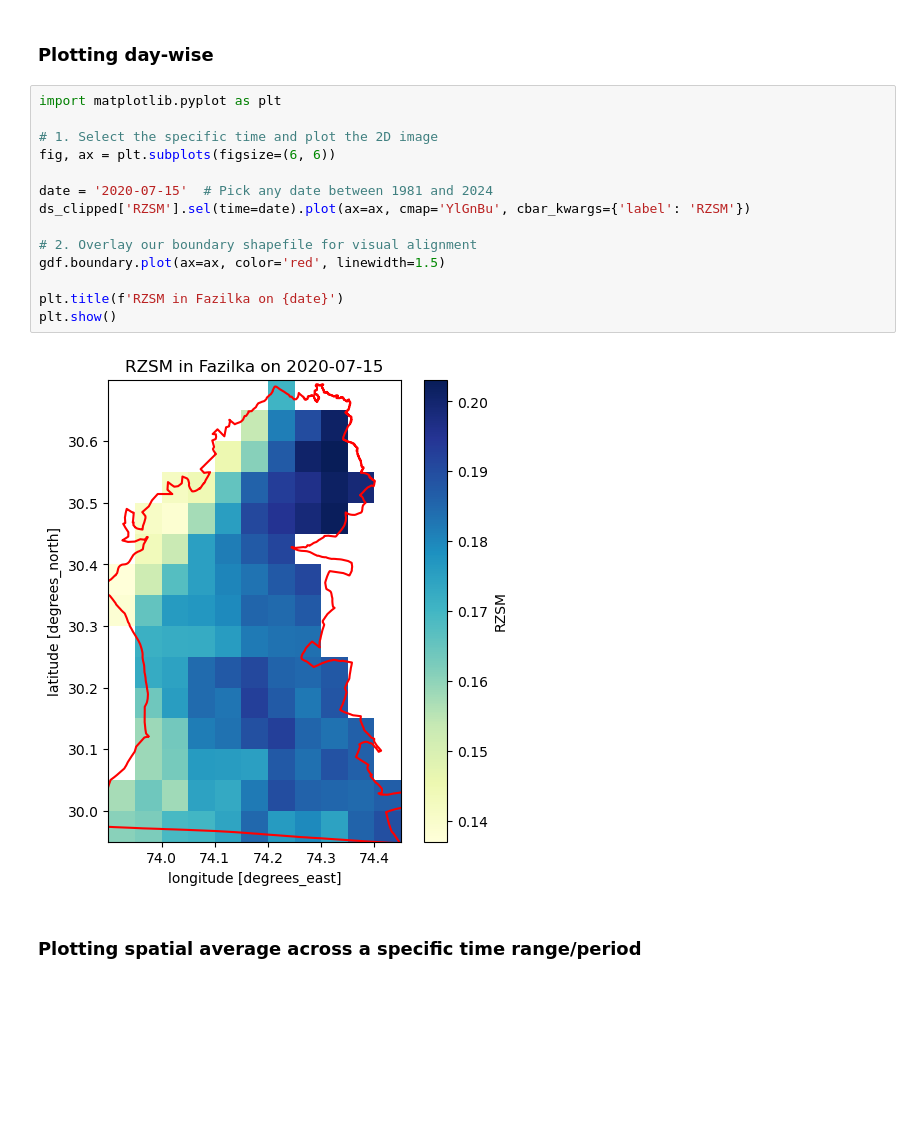
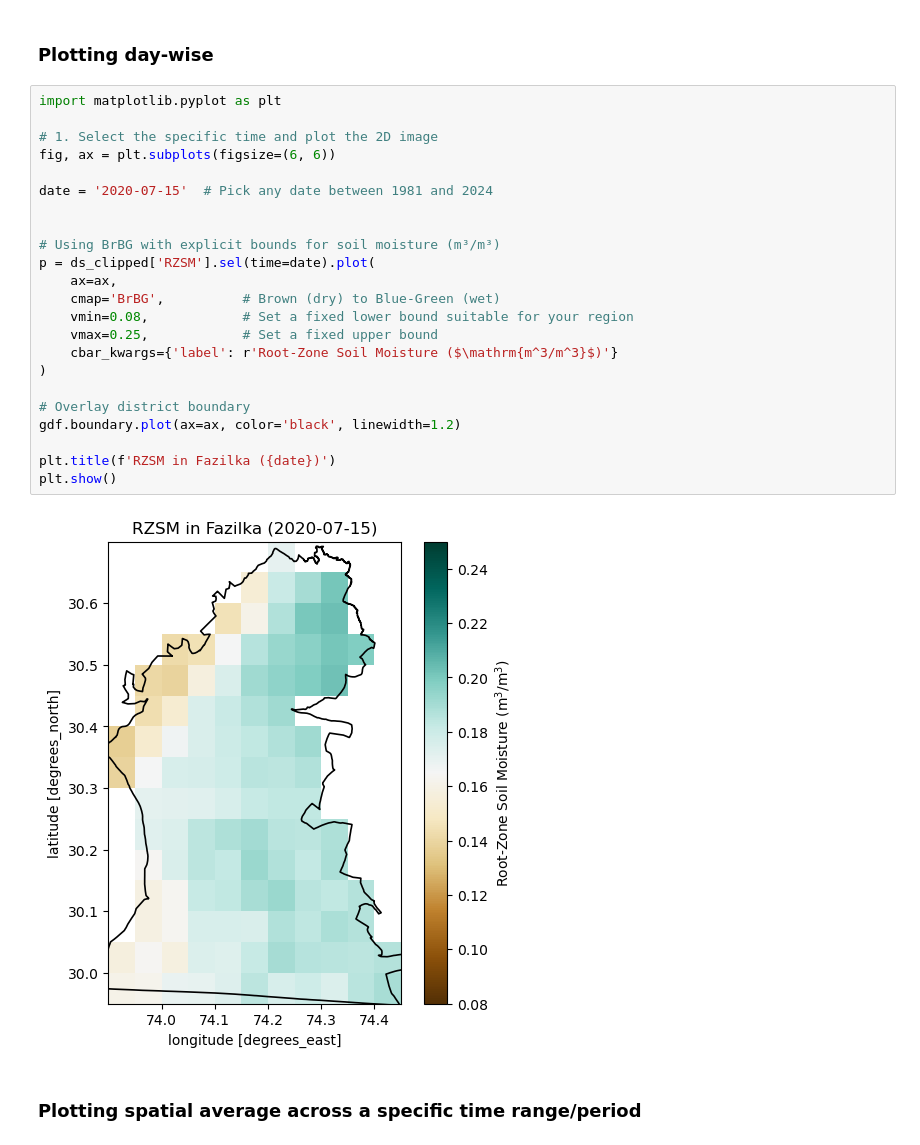
Before and after one commit to rudeprover/Exploring-Datasets, a Jupyter notebook: RZSM_Tutorial.ipynb, the cells around one changed output. Saved outputs shown, nothing was run; the diff lists cells and outputs as text; blank space fills up the shorter version.

Commit message:
replaced the map colorbar

```diff
--- a/RZSM_Tutorial.ipynb
+++ b/RZSM_Tutorial.ipynb
@@ -121,19 +121,28 @@ Root zone soil moisture (100 cm)
 # %%
 import matplotlib.pyplot as plt
 
 # 1. Select the specific time and plot the 2D image
 fig, ax = plt.subplots(figsize=(6, 6))
 
 date = '2020-07-15'  # Pick any date between 1981 and 2024
-ds_clipped['RZSM'].sel(time=date).plot(ax=ax, cmap='YlGnBu', cbar_kwargs={'label': 'RZSM'})
 
-# 2. Overlay our boundary shapefile for visual alignment
-gdf.boundary.plot(ax=ax, color='red', linewidth=1.5)
 
-plt.title(f'RZSM in Fazilka on {date}')
+# Using BrBG with explicit bounds for soil moisture (m³/m³)
+p = ds_clipped['RZSM'].sel(time=date).plot(
+    ax=ax,
+    cmap='BrBG',          # Brown (dry) to Blue-Green (wet)
+    vmin=0.08,            # Set a fixed lower bound suitable for your region
+    vmax=0.25,            # Set a fixed upper bound
+    cbar_kwargs={'label': r'Root-Zone Soil Moisture ($\mathrm{m^3/m^3}$)'}
+)
+
+# Overlay district boundary
+gdf.boundary.plot(ax=ax, color='black', linewidth=1.2)
+
+plt.title(f'RZSM in Fazilka ({date})')
 plt.show()
 # %% [output]
-[figure, old version]
+[figure, new version]
 # %% [markdown]
 ### Plotting spatial average across a specific time range/period
 # %%
```
